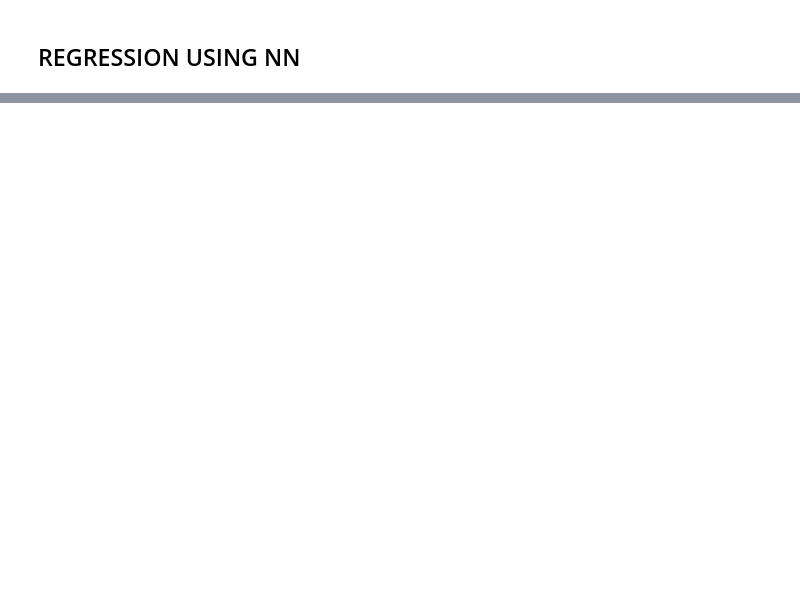
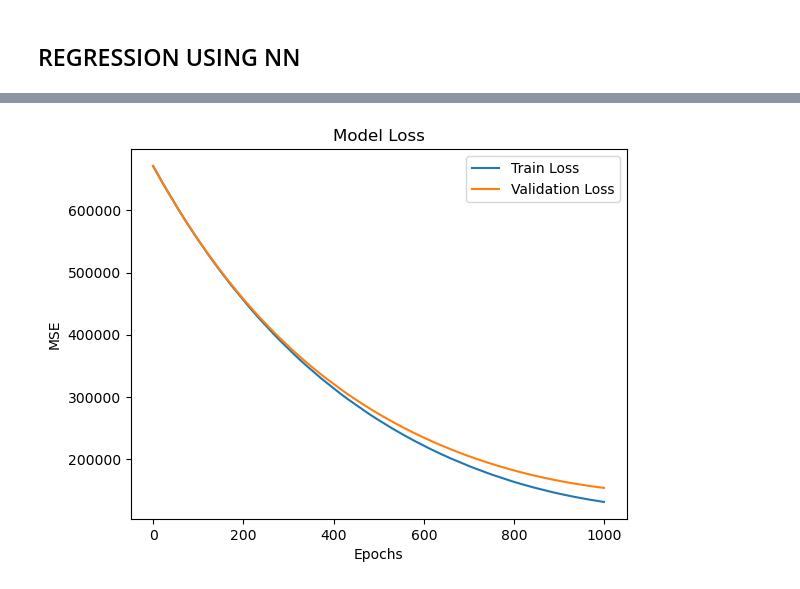
Before and after one commit to ishuaaa/ML, a Jupyter notebook: jaishreeram2.ipynb, the cells around one changed output, grey strips where cells are left out. Saved outputs shown, nothing was run; the diff lists cells and outputs as text; code cells hidden in the pictures; blank space fills up the shorter version.

```diff
--- a/jaishreeram2.ipynb
+++ b/jaishreeram2.ipynb
@@ -101,0 +105,24 @@ all_reg.score(x_test_all,y_test_all)
+# %%
+temp_nn_model=tf.keras.Sequential([
+    temp_normalizer,
+    tf.keras.layers.Dense(1)
+])
+# %%
+temp_nn_model.compile(optimizer=tf.keras.optimizers.Adam(0.1),loss='mean_squared_error')
+# %%
+
+def plot_loss(history):
+    plt.plot(history.history['loss'], label='Train Loss')
+    plt.plot(history.history['val_loss'], label='Validation Loss')
+    plt.xlabel('Epochs')
+    plt.ylabel('MSE')
+    plt.legend()
+    plt.title('Model Loss')
+    plt.show()
+# %%
+history= temp_nn_model.fit(
+    x_temp_train,y_temp_train,
+    verbose=0,
+    epochs=1000,
+    validation_data=(x_temp_val,y_temp_val)
+)
@@ -101,0 +132,4 @@ all_reg.score(x_test_all,y_test_all)
+# %%
+plot_loss(history)
+# %% [output]
+[figure, added]
```
Also changed, not shown: parts of 19 cells of this notebook.
